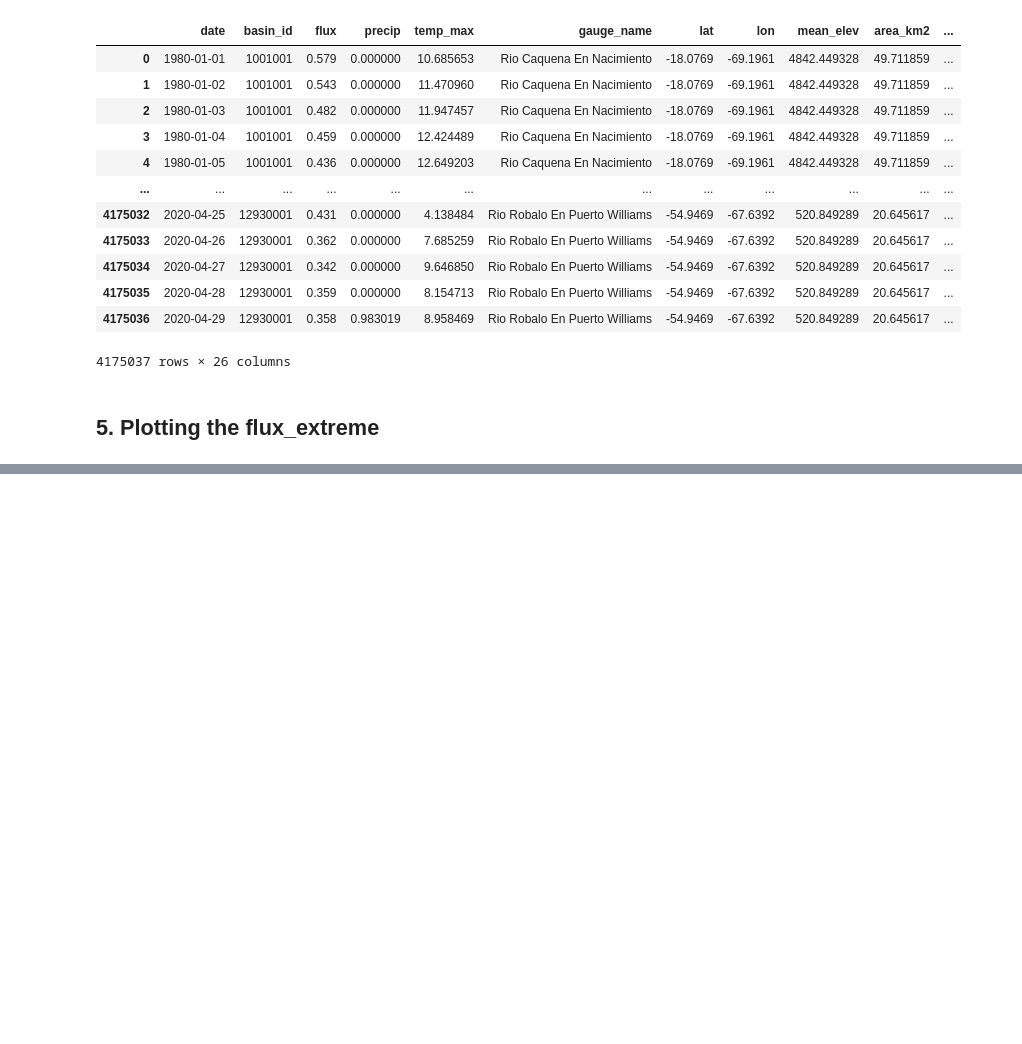
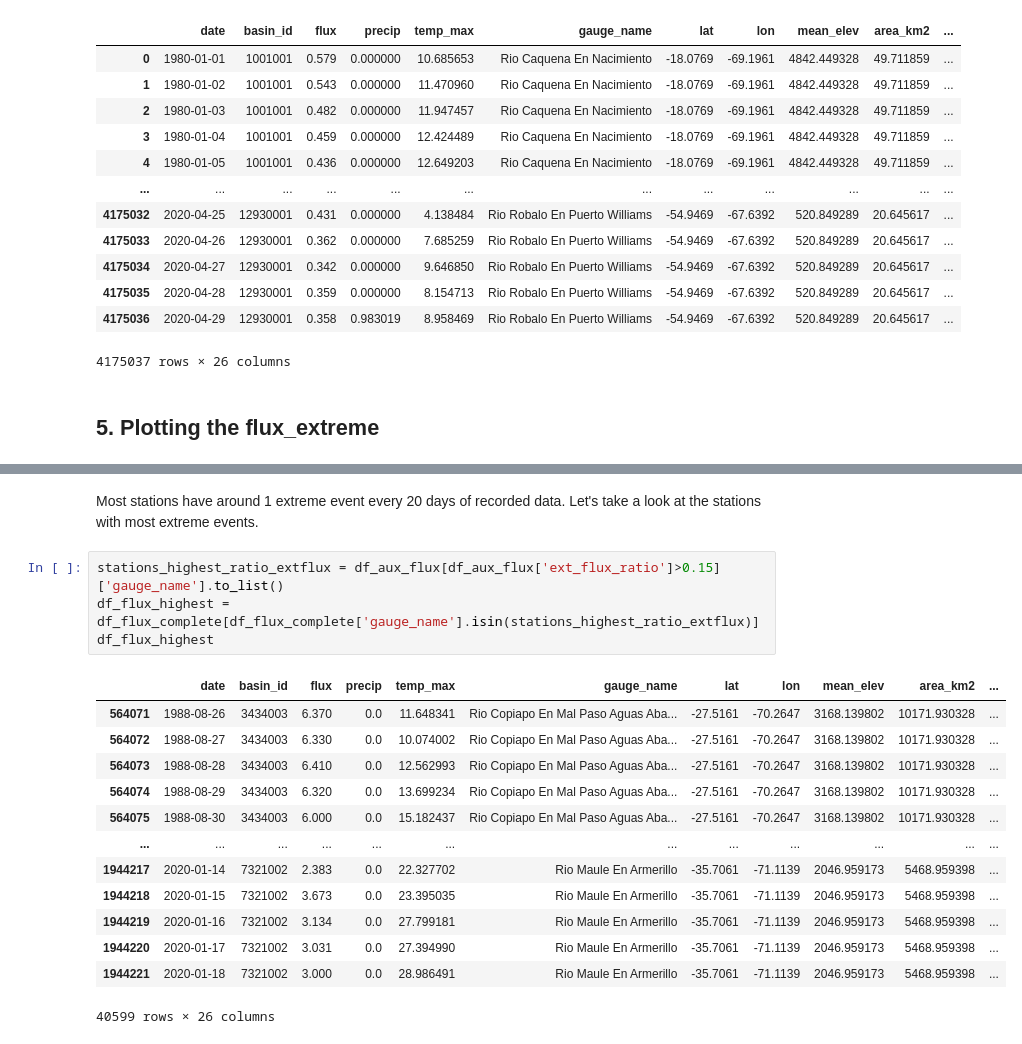
Before and after one commit to oaflores28/WatershedChallenge, a Jupyter notebook: Notebook_1_WaterShed.ipynb, the cells around one changed output, grey strips where cells are left out. Cells and saved outputs as stored; diff of their text form; blank space fills up the shorter version.

```diff
--- a/Notebook_1_WaterShed.ipynb
+++ b/Notebook_1_WaterShed.ipynb
@@ -591,0 +589,20 @@ plot_one_timeserie(1001001,'flux_extreme','2000-03-04','2020-03-04', df=df_flux_
+# %% [markdown]
+Most stations have around 1 extreme event every 20 days of recorded data. Let's take a look at the stations with most extreme events.
+# %%
+stations_highest_ratio_extflux = df_aux_flux[df_aux_flux['ext_flux_ratio']>0.15]['gauge_name'].to_list()
+df_flux_highest = df_flux_complete[df_flux_complete['gauge_name'].isin(stations_highest_ratio_extflux)]
+df_flux_highest
+# %% [output]
+|  | date | basin_id | flux | precip | temp_max | gauge_name | lat | lon | mean_elev | area_km2 | ... |
+| 564071 | 1988-08-26 | 3434003 | 6.370 | 0.0 | 11.648341 | Rio Copiapo En Mal Paso Aguas Aba... | -27.5161 | -70.2647 | 3168.139802 | 10171.930328 | ... |
+| 564072 | 1988-08-27 | 3434003 | 6.330 | 0.0 | 10.074002 | Rio Copiapo En Mal Paso Aguas Aba... | -27.5161 | -70.2647 | 3168.139802 | 10171.930328 | ... |
+| 564073 | 1988-08-28 | 3434003 | 6.410 | 0.0 | 12.562993 | Rio Copiapo En Mal Paso Aguas Aba... | -27.5161 | -70.2647 | 3168.139802 | 10171.930328 | ... |
+| 564074 | 1988-08-29 | 3434003 | 6.320 | 0.0 | 13.699234 | Rio Copiapo En Mal Paso Aguas Aba... | -27.5161 | -70.2647 | 3168.139802 | 10171.930328 | ... |
+| 564075 | 1988-08-30 | 3434003 | 6.000 | 0.0 | 15.182437 | Rio Copiapo En Mal Paso Aguas Aba... | -27.5161 | -70.2647 | 3168.139802 | 10171.930328 | ... |
+| ... | ... | ... | ... | ... | ... | ... | ... | ... | ... | ... | ... |
+| 1944217 | 2020-01-14 | 7321002 | 2.383 | 0.0 | 22.327702 | Rio Maule En Armerillo | -35.7061 | -71.1139 | 2046.959173 | 5468.959398 | ... |
+| 1944218 | 2020-01-15 | 7321002 | 3.673 | 0.0 | 23.395035 | Rio Maule En Armerillo | -35.7061 | -71.1139 | 2046.959173 | 5468.959398 | ... |
+| 1944219 | 2020-01-16 | 7321002 | 3.134 | 0.0 | 27.799181 | Rio Maule En Armerillo | -35.7061 | -71.1139 | 2046.959173 | 5468.959398 | ... |
+| 1944220 | 2020-01-17 | 7321002 | 3.031 | 0.0 | 27.394990 | Rio Maule En Armerillo | -35.7061 | -71.1139 | 2046.959173 | 5468.959398 | ... |
+| 1944221 | 2020-01-18 | 7321002 | 3.000 | 0.0 | 28.986491 | Rio Maule En Armerillo | -35.7061 | -71.1139 | 2046.959173 | 5468.959398 | ... |
+40599 rows × 26 columns
```
Also changed, not shown: parts of 21 cells of this notebook.
